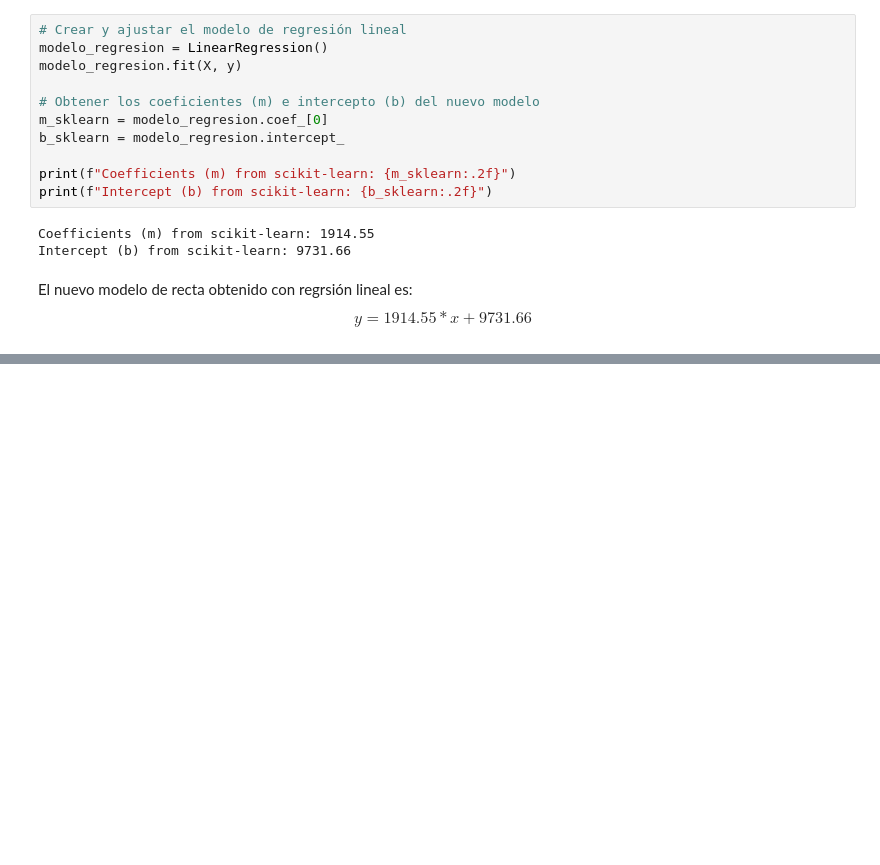
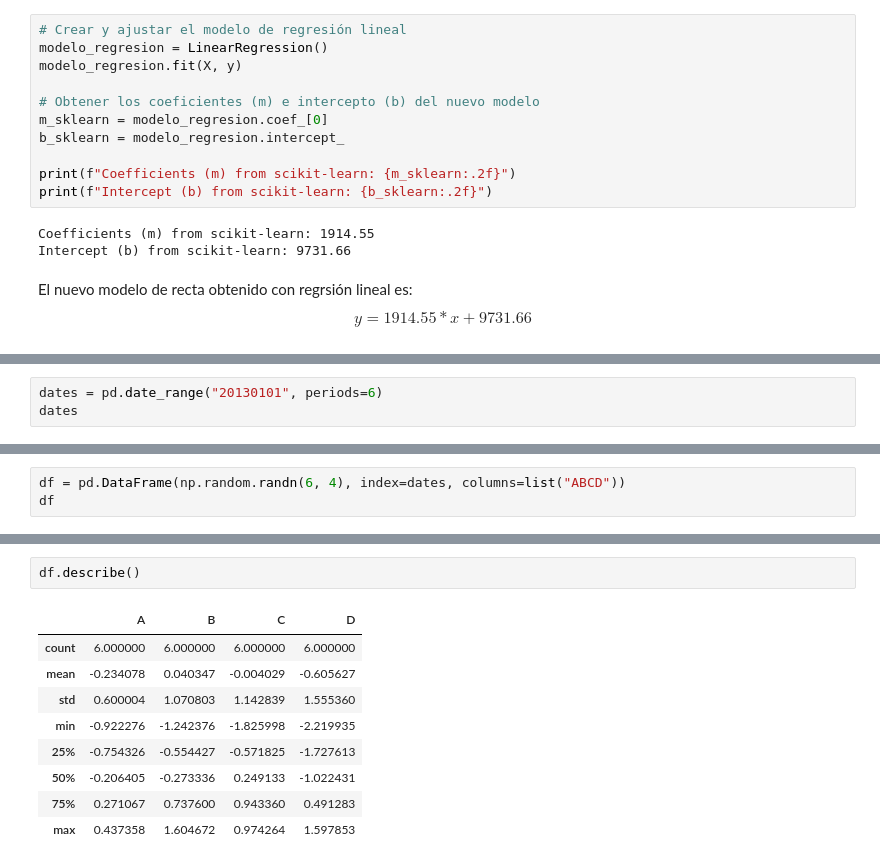
Before and after one commit to daf01-web/Mineria-de-Datos, a Jupyter notebook: Minería_de_Datos.ipynb, the cells around one changed output, grey strips where cells are left out. Drawn from its saved outputs; the diff is of its cells as text; blank space fills up the shorter version.

```diff
--- a/Minería_de_Datos.ipynb
+++ b/Minería_de_Datos.ipynb
@@ -502,0 +521,3 @@ $$ y = 1914.55 * x + 9731.66 $$
+# %%
+dates = pd.date_range("20130101", periods=6)
+dates
@@ -502,0 +528,3 @@ $$ y = 1914.55 * x + 9731.66 $$
+# %%
+df = pd.DataFrame(np.random.randn(6, 4), index=dates, columns=list("ABCD"))
+df
@@ -502,0 +614,12 @@ $$ y = 1914.55 * x + 9731.66 $$
+# %%
+df.describe()
+# %% [output]
+|  | A | B | C | D |
+| count | 6.000000 | 6.000000 | 6.000000 | 6.000000 |
+| mean | -0.234078 | 0.040347 | -0.004029 | -0.605627 |
+| std | 0.600004 | 1.070803 | 1.142839 | 1.555360 |
+| min | -0.922276 | -1.242376 | -1.825998 | -2.219935 |
+| 25% | -0.754326 | -0.554427 | -0.571825 | -1.727613 |
+| 50% | -0.206405 | -0.273336 | 0.249133 | -1.022431 |
+| 75% | 0.271067 | 0.737600 | 0.943360 | 0.491283 |
+| max | 0.437358 | 1.604672 | 0.974264 | 1.597853 |
```
Also changed, not shown: parts of 15 cells of this notebook.
